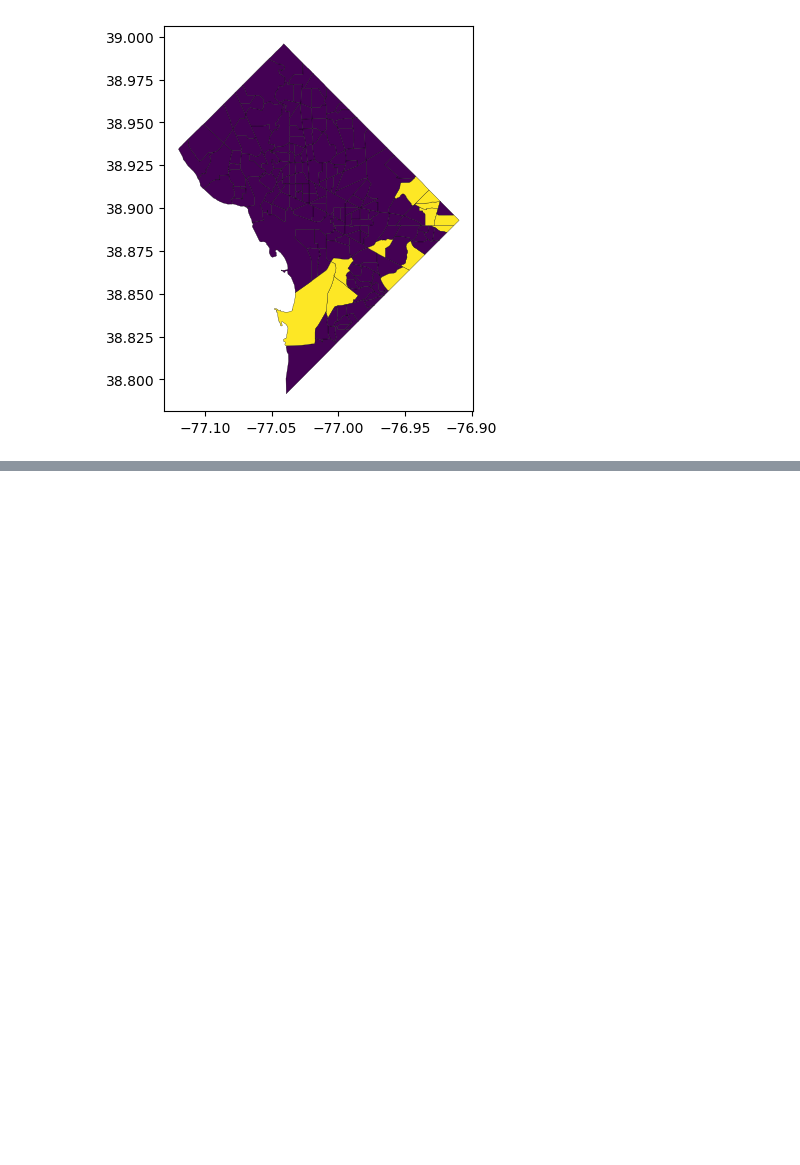
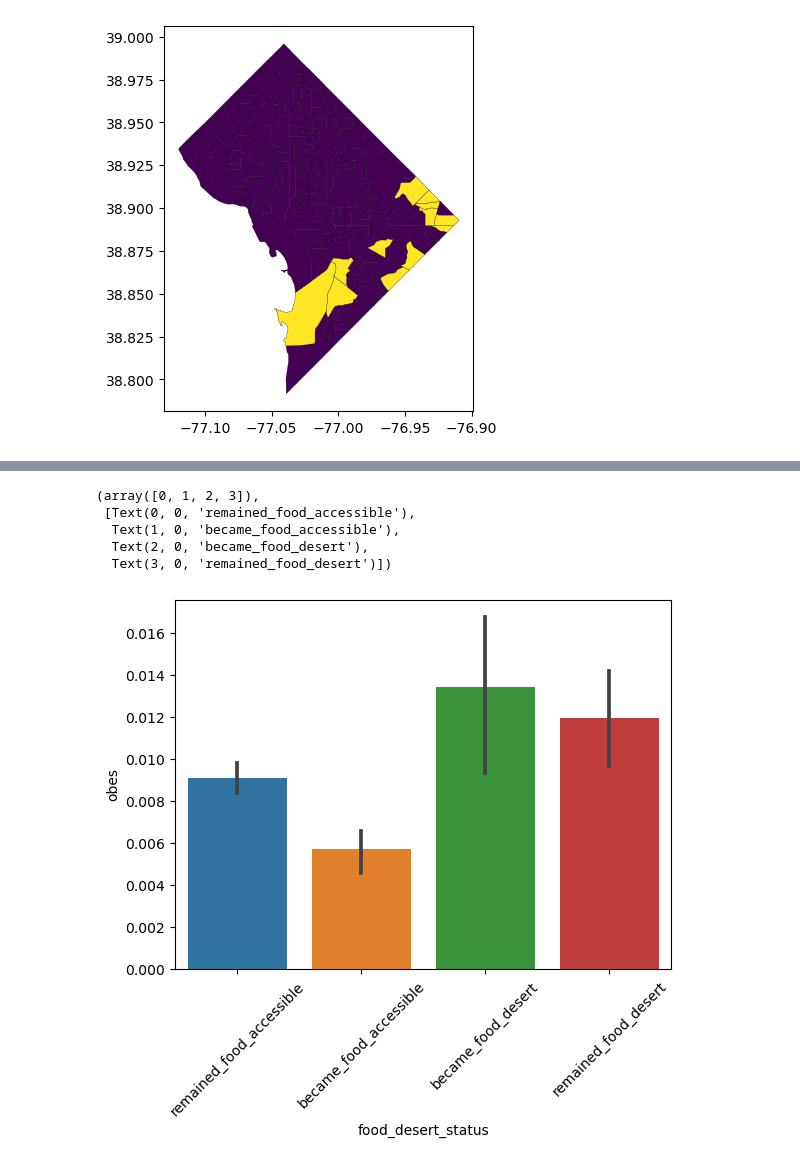
Before and after one commit to derryzrli/food-insecurity-analysis, a Jupyter notebook: starter-code_k.ipynb, the cells around one changed output, grey strips where cells are left out. Drawn from its saved outputs; the diff is of its cells as text; code cells hidden in the pictures; blank space fills up the shorter version.

Commit message:
added svi and cdc data

```diff
--- a/starter-code_k.ipynb
+++ b/starter-code_k.ipynb
@@ -88,3 +94,5 @@ memory usage: 36.7+ MB
+# %%
+data_CDC.columns = data_CDC.columns.str.lower()
 # %%
 set(data_2010.columns) - set(data_2019.columns)
 # %% [output]
@@ -626,7 +630,7 @@ Try using .loc[row_indexer,col_indexer] = value instead
 See the caveats in the documentation: https://pandas.pydata.org/pandas-docs/stable/user_guide/indexing.html#returning-a-view-versus-a-copy
   data_2019_dc['food_desert_status'] = list(data_2019_dc[['lila_0_0', 'lila_0_1', 'lila_1_0', 'lila_1_1']].columns[np.where(data_2019_dc[['lila_0_0', 'lila_0_1', 'lila_1_0', 'lila_1_1']]!=0)[1]])
 # %%
-data_2019_dc['food_desert_status'] = data_2019_dc['food_desert_status'].replace({'lila_0_0':'remained_food_desert', 'lila_0_1': 'became_food_accessible', 'lila_1_1': 'remained_food_accessible', 'lila_1_0': 'became_food_desert'})
+data_2019_dc['food_desert_status'] = data_2019_dc['food_desert_status'].replace({'lila_0_0':'remained_food_accessible', 'lila_0_1': 'became_food_desert', 'lila_1_1': 'remained_food_desert', 'lila_1_0': 'became_food_accessible'})
 # %% [output]
 A value is trying to be set on a copy of a slice from a DataFrame.
 Try using .loc[row_indexer,col_indexer] = value instead
@@ -728,0 +858,7 @@ dc_all_shape.plot(
+# %%
+data_CDC['bp'] = np.round(data_CDC['bpmed_crudeprev']/data_CDC['population2010'], 4)
+data_CDC['chd'] = np.round(data_CDC['chd_crudeprev']/data_CDC['population2010'], 4)
+data_CDC['chol'] = np.round(data_CDC['highchol_crudeprev']/data_CDC['population2010'], 4)
+data_CDC['diab'] = np.round(data_CDC['diabetes_crudeprev']/data_CDC['population2010'], 4)
+data_CDC['obes'] = np.round(data_CDC['obesity_crudeprev']/data_CDC['population2010'], 4)
+data_CDC['mhlth'] = np.round(data_CDC['mhlth_crudeprev']/data_CDC['population2010'], 4)
@@ -728,0 +877,4 @@ dc_all_shape.plot(
+# %%
+# Merge data_2019_dc with data_CDC so pull descriptive statistics using food_desert status filters
+data_2019_dc_CDC = data_2019_dc.merge(data_CDC, how = 'left', left_on= 'censustract', right_on='tractfips')
+data_2019_dc_CDC.head(1)
@@ -728,0 +940,10 @@ dc_all_shape.plot(
+# %%
+sns.barplot(x=data_2019_dc_CDC['food_desert_status'], y=data_2019_dc_CDC['obes']);
+plt.xticks(rotation=45)
+# %% [output]
+(array([0, 1, 2, 3]),
+ [Text(0, 0, 'remained_food_accessible'),
+  Text(1, 0, 'became_food_accessible'),
+  Text(2, 0, 'became_food_desert'),
+  Text(3, 0, 'remained_food_desert')])
+[figure, added]
```
Also changed, not shown: parts of 39 cells of this notebook.
